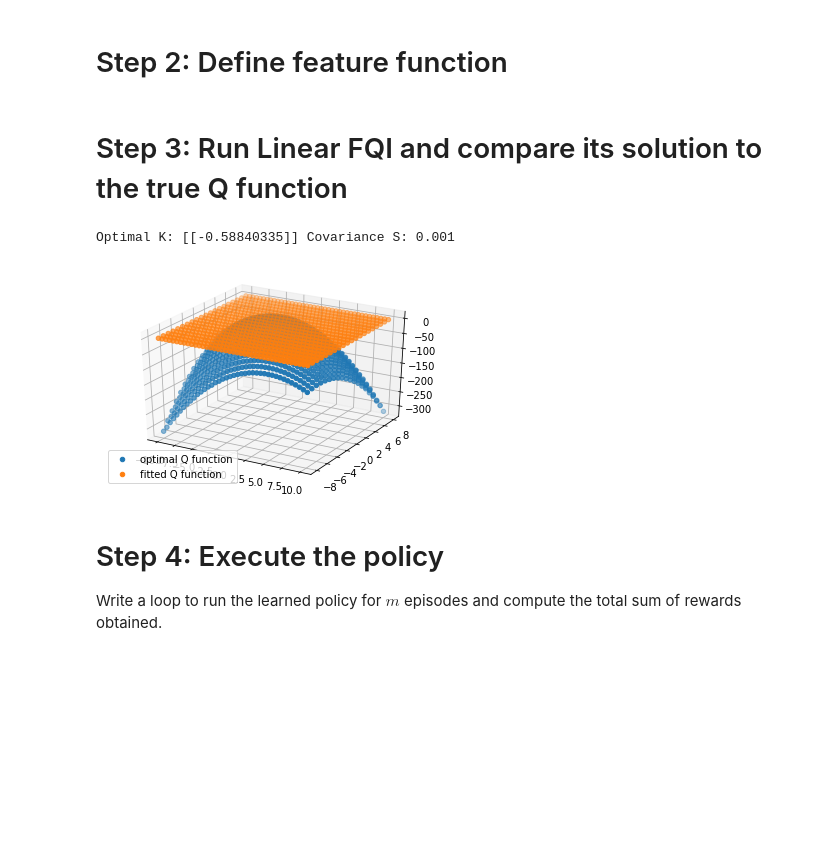
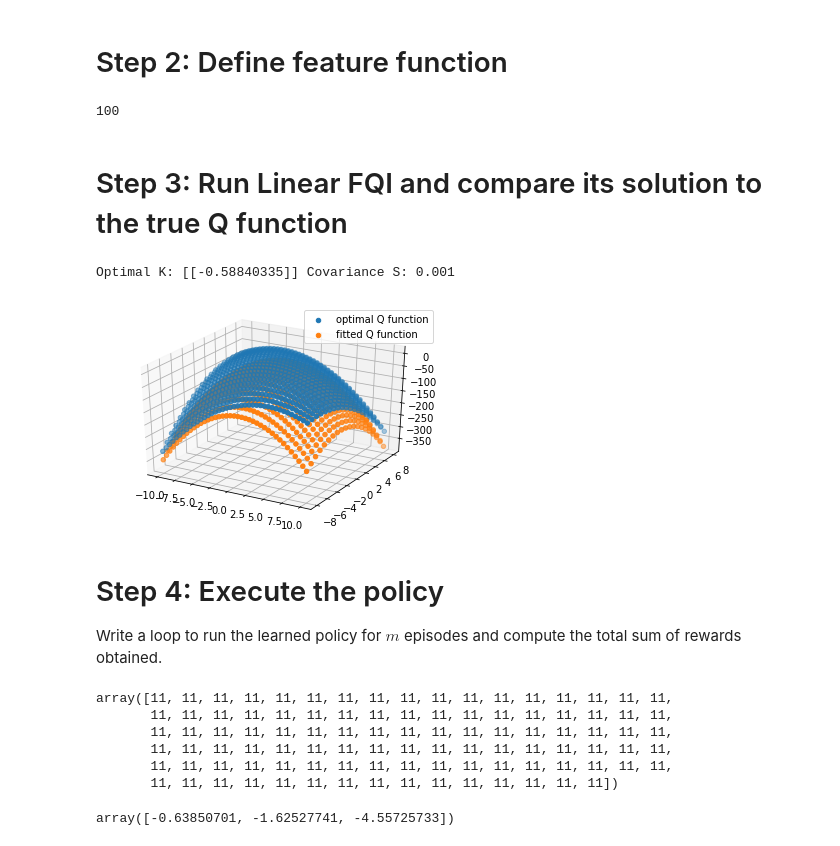
Before and after one commit to Jean-KOUAGOU/AIMS-MCFDM2019, a Jupyter notebook: Copy_of_Fitted_Q_Iteration.ipynb, the cells around one changed output. Saved outputs shown, nothing was run; the diff lists cells and outputs as text; code cells hidden in the pictures; blank space fills up the shorter version.

```diff
--- a/Copy_of_Fitted_Q_Iteration.ipynb
+++ b/Copy_of_Fitted_Q_Iteration.ipynb
@@ -184,32 +184,56 @@ class LQG_FeatureFunction:
 
     def map(self, state, action):
         feature = np.zeros(3)
-#         feature[0] = ...
-#         feature[1] = ...
-#         feature[2] = ...
+        feature[0] = state * action
+        feature[1] = state**2 + action**2
+        feature[2] = action
         return feature
+# %%
+N_transitions
+# %% [output]
+100
 # %% [markdown]
 # Step 3: Run Linear FQI and compare its solution to the true Q function
 # %%
 # Feature map
 feature_map = LQG_FeatureFunction(env)
 
 # theta
 theta = np.zeros(feature_map.feature_dim)
+policy = RandomPolicy(actions)
+data = collect_data(policy, env, N_transitions, horizon)
+data_states, data_actions, next_states, rewards, done_flags = data
 
+Z = np.zeros((N_transitions, feature_map.feature_dim))
+y = np.zeros((N_transitions, ))
+Lambda = 0.01
 # FQI
 n_it = 10
 for it in range(n_it):
     # Compute matrix Z and targets y
     for nn in range(N_transitions):
-        pass
+      Z[nn, :] = feature_map.map(data_states[nn, :], data_actions[nn, :])
+
+      #Compute max_a Q(next_state[nn, :], a)
+      max_value = -np.inf
+
+      for action in actions:
+        q_next_state_a = theta.dot(feature_map.map(next_states[nn, :], action))
+        if q_next_state_a > max_value:
+          max_value = q_next_state_a
+      y[nn] = rewards[nn] + gamma*max_value
+
     # Solve least squares problem to update theta
+b = Z.T.dot(y)
+A = Z.T.dot(Z) + Lambda*np.eye(feature_map.feature_dim)
+
+theta = np.linalg.solve(A, b)
 
 # Plot solution
 plot_solution(env, feature_map, states, actions, theta, gamma)
 # %% [output]
 Optimal K: [[-0.58840335]] Covariance S: 0.001
-[figure, old version]
+[figure, new version]
 # %% [markdown]
 # Step 4: Execute the policy
 
@@ -216,0 +246,13 @@ Write a loop to run the learned policy for $m$ episodes and compute the total su
+# %%
+Q.argmax(axis=1)
+# %% [output]
+array([11, 11, 11, 11, 11, 11, 11, 11, 11, 11, 11, 11, 11, 11, 11, 11, 11,
+       11, 11, 11, 11, 11, 11, 11, 11, 11, 11, 11, 11, 11, 11, 11, 11, 11,
+       11, 11, 11, 11, 11, 11, 11, 11, 11, 11, 11, 11, 11, 11, 11, 11, 11,
+       11, 11, 11, 11, 11, 11, 11, 11, 11, 11, 11, 11, 11, 11, 11, 11, 11,
+       11, 11, 11, 11, 11, 11, 11, 11, 11, 11, 11, 11, 11, 11, 11, 11, 11,
+       11, 11, 11, 11, 11, 11, 11, 11, 11, 11, 11, 11, 11, 11, 11])
+# %%
+theta
+# %% [output]
+array([-0.63850701, -1.62527741, -4.55725733])
```
Also changed, not shown: parts of 3 cells of this notebook.
